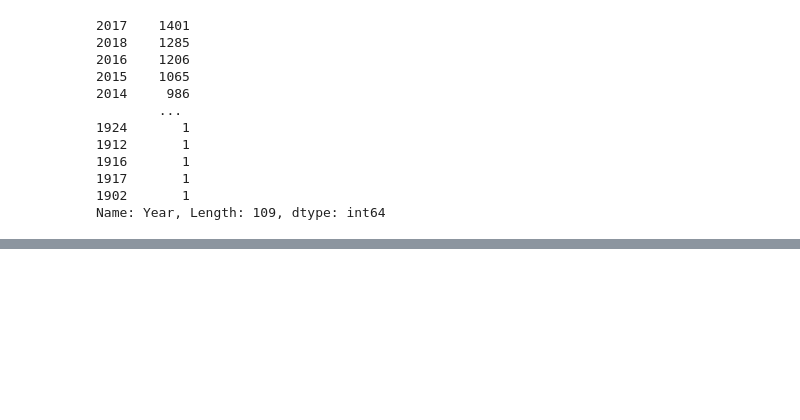
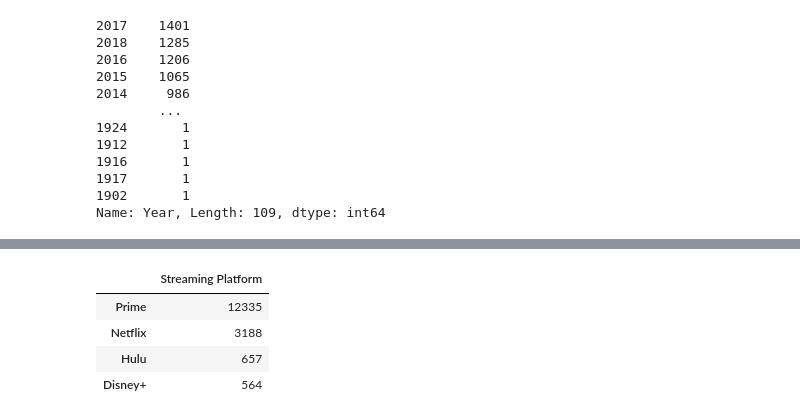
Before and after one commit to tracygoznikar/Project-1, a Jupyter notebook: Project1-Year Analysis.ipynb, the cells around one changed output, grey strips where cells are left out. Saved outputs shown, nothing was run; the diff lists cells and outputs as text; code cells hidden in the pictures; blank space fills up the shorter version.

```diff
--- a/Project1-Year Analysis.ipynb
+++ b/Project1-Year Analysis.ipynb
@@ -92,0 +122,10 @@ df['Year Category']= pd.cut(df)
+# %%
+streaming_platform_counts = year_df['Streaming Platform'].value_counts()
+platform_counts_df = pd.DataFrame(streaming_platform_counts)
+platform_counts_df
+# %% [output]
+|  | Streaming Platform |
+| Prime | 12335 |
+| Netflix | 3188 |
+| Hulu | 657 |
+| Disney+ | 564 |
```
Also changed, not shown: parts of 4 cells of this notebook.
